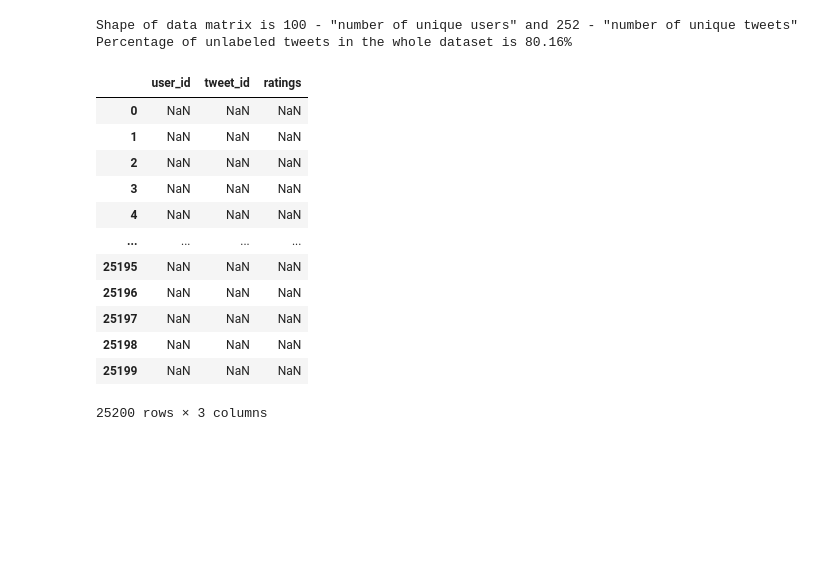
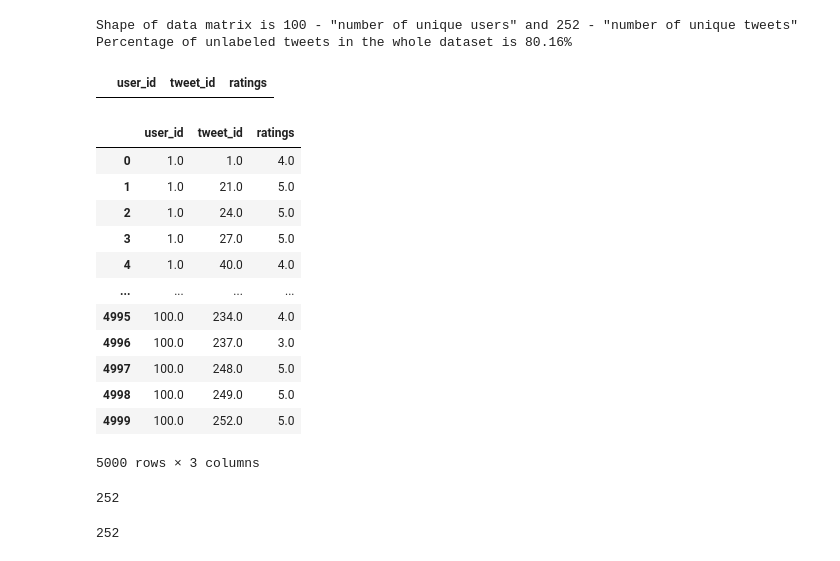
Before and after one commit to stazam/M7DataSp---Advanced-data-science-techniques, a Jupyter notebook: tweet_recommender.ipynb, the cells around one changed output. Saved outputs shown, nothing was run; the diff lists cells and outputs as text; code cells hidden in the pictures; blank space fills up the shorter version.

```diff
--- a/tweet_recommender.ipynb
+++ b/tweet_recommender.ipynb
@@ -55,19 +55,33 @@ print("Percentage of unlabeled tweets in the whole dataset is %.2f%% " %(100*per
 Shape of data matrix is 100 - "number of unique users" and 252 - "number of unique tweets"
 Percentage of unlabeled tweets in the whole dataset is 80.16%
 # %%
-df_new = pd.DataFrame().reindex(index = list(range(n_users * n_tweets)), columns = ['user_id','tweet_id','ratings'])
+df_new = pd.DataFrame(columns = ['user_id','tweet_id','ratings'])
 df_new
 # %% [output]
 |  | user_id | tweet_id | ratings |
-| 0 | NaN | NaN | NaN |
-| 1 | NaN | NaN | NaN |
-| 2 | NaN | NaN | NaN |
-| 3 | NaN | NaN | NaN |
-| 4 | NaN | NaN | NaN |
-| ... | ... | ... | ... |
-| 25195 | NaN | NaN | NaN |
-| 25196 | NaN | NaN | NaN |
-| 25197 | NaN | NaN | NaN |
-| 25198 | NaN | NaN | NaN |
-| 25199 | NaN | NaN | NaN |
-25200 rows × 3 columns
+# %%
+for i in range(0,n_users):
+  for j in range(1,n_tweets+1):
+
+    if pd.isna(df.iloc[i,j]) == False:
+      df_new = df_new.append({'user_id':i+1,'tweet_id':j,'ratings':df.iloc[i,j]},ignore_index=True)
+
+df_new
+# %% [output]
+|  | user_id | tweet_id | ratings |
+| 0 | 1.0 | 1.0 | 4.0 |
+| 1 | 1.0 | 21.0 | 5.0 |
+| 2 | 1.0 | 24.0 | 5.0 |
+| 3 | 1.0 | 27.0 | 5.0 |
+| 4 | 1.0 | 40.0 | 4.0 |
+| ... | ... | ... | ... |
+| 4995 | 100.0 | 234.0 | 4.0 |
+| 4996 | 100.0 | 237.0 | 3.0 |
+| 4997 | 100.0 | 248.0 | 5.0 |
+| 4998 | 100.0 | 249.0 | 5.0 |
+| 4999 | 100.0 | 252.0 | 5.0 |
+5000 rows × 3 columns
+# %%
+len(df_new.tweet_id.unique())
+# %% [output]
+252
@@ -73,0 +92,4 @@ df_new
+# %%
+n_tweets
+# %% [output]
+252
```
Also changed, not shown: parts of 11 cells of this notebook.
